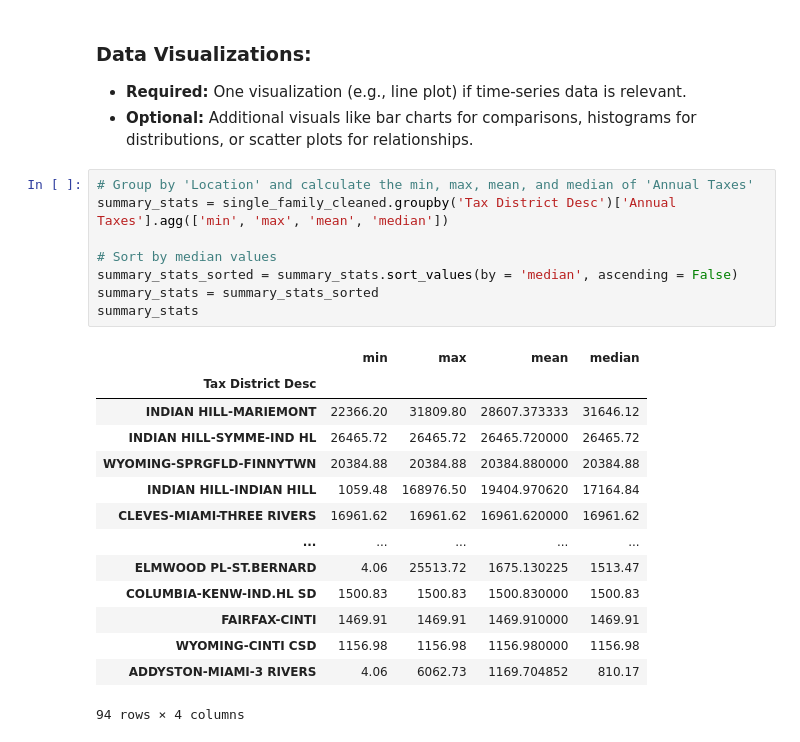
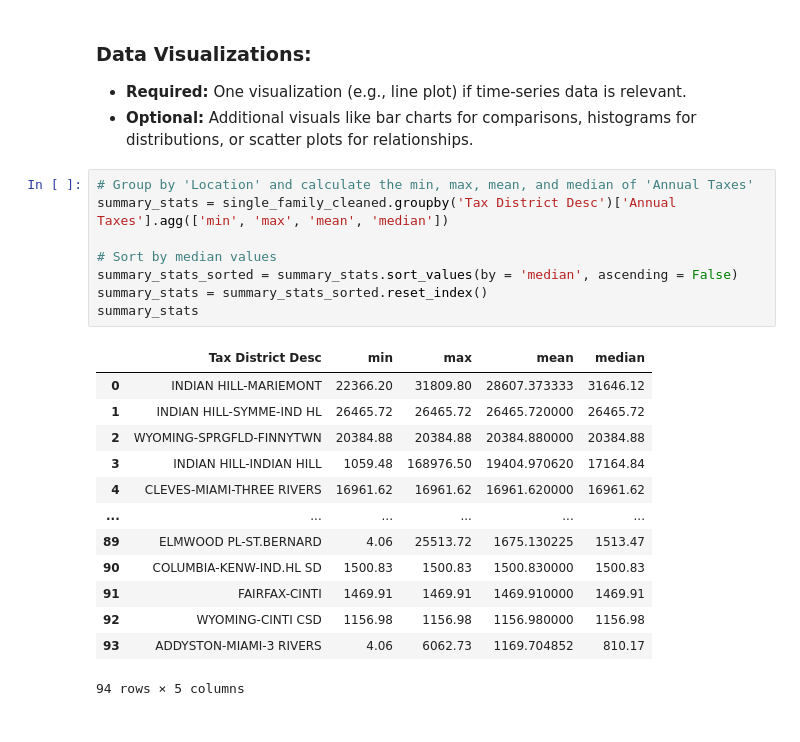
Before and after one commit to judd-jacobs/jacobs_judd_m2_project, a Jupyter notebook: jacobs_judd.ipynb, the cells around one changed output. Saved outputs shown, nothing was run; the diff lists cells and outputs as text.

```diff
--- a/jacobs_judd.ipynb
+++ b/jacobs_judd.ipynb
@@ -294,23 +294,22 @@ The median of Single Family Dwelling Annual Taxes is $3861.71.
 # %%
 # Group by 'Location' and calculate the min, max, mean, and median of 'Annual Taxes'
 summary_stats = single_family_cleaned.groupby('Tax District Desc')['Annual Taxes'].agg(['min', 'max', 'mean', 'median'])
 
 # Sort by median values
 summary_stats_sorted = summary_stats.sort_values(by = 'median', ascending = False)
-summary_stats = summary_stats_sorted
+summary_stats = summary_stats_sorted.reset_index()
 summary_stats
 # %% [output]
-|  | min | max | mean | median |
-| Tax District Desc |  |  |  |  |
-| INDIAN HILL-MARIEMONT | 22366.20 | 31809.80 | 28607.373333 | 31646.12 |
-| INDIAN HILL-SYMME-IND HL | 26465.72 | 26465.72 | 26465.720000 | 26465.72 |
-| WYOMING-SPRGFLD-FINNYTWN | 20384.88 | 20384.88 | 20384.880000 | 20384.88 |
-| INDIAN HILL-INDIAN HILL | 1059.48 | 168976.50 | 19404.970620 | 17164.84 |
-| CLEVES-MIAMI-THREE RIVERS | 16961.62 | 16961.62 | 16961.620000 | 16961.62 |
-| ... | ... | ... | ... | ... |
-| ELMWOOD PL-ST.BERNARD | 4.06 | 25513.72 | 1675.130225 | 1513.47 |
-| COLUMBIA-KENW-IND.HL SD | 1500.83 | 1500.83 | 1500.830000 | 1500.83 |
-| FAIRFAX-CINTI | 1469.91 | 1469.91 | 1469.910000 | 1469.91 |
-| WYOMING-CINTI CSD | 1156.98 | 1156.98 | 1156.980000 | 1156.98 |
-| ADDYSTON-MIAMI-3 RIVERS | 4.06 | 6062.73 | 1169.704852 | 810.17 |
+|  | Tax District Desc | min | max | mean | median |
+| 0 | INDIAN HILL-MARIEMONT | 22366.20 | 31809.80 | 28607.373333 | 31646.12 |
+| 1 | INDIAN HILL-SYMME-IND HL | 26465.72 | 26465.72 | 26465.720000 | 26465.72 |
+| 2 | WYOMING-SPRGFLD-FINNYTWN | 20384.88 | 20384.88 | 20384.880000 | 20384.88 |
+| 3 | INDIAN HILL-INDIAN HILL | 1059.48 | 168976.50 | 19404.970620 | 17164.84 |
+| 4 | CLEVES-MIAMI-THREE RIVERS | 16961.62 | 16961.62 | 16961.620000 | 16961.62 |
+| ... | ... | ... | ... | ... | ... |
+| 89 | ELMWOOD PL-ST.BERNARD | 4.06 | 25513.72 | 1675.130225 | 1513.47 |
+| 90 | COLUMBIA-KENW-IND.HL SD | 1500.83 | 1500.83 | 1500.830000 | 1500.83 |
+| 91 | FAIRFAX-CINTI | 1469.91 | 1469.91 | 1469.910000 | 1469.91 |
+| 92 | WYOMING-CINTI CSD | 1156.98 | 1156.98 | 1156.980000 | 1156.98 |
+| 93 | ADDYSTON-MIAMI-3 RIVERS | 4.06 | 6062.73 | 1169.704852 | 810.17 |
-94 rows × 4 columns
+94 rows × 5 columns
```
Also changed, not shown: parts of 10 cells of this notebook.
